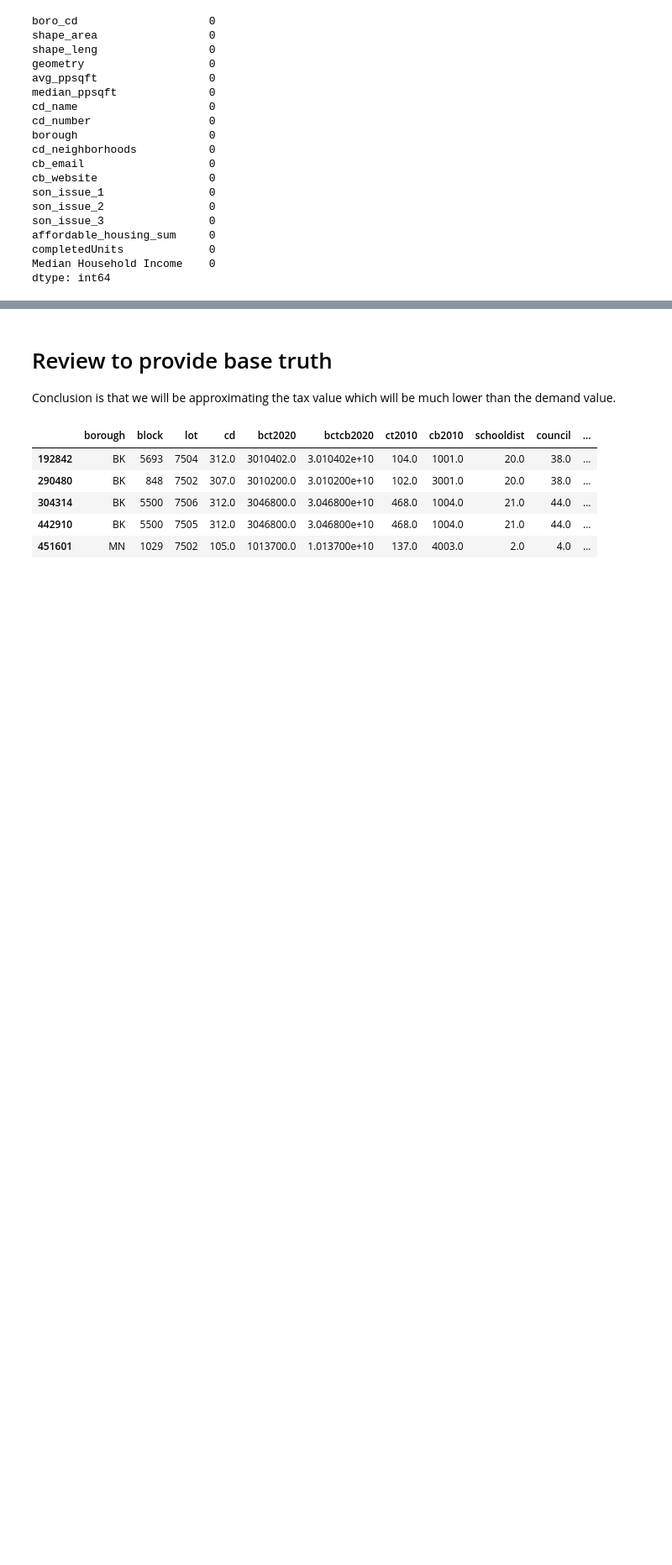
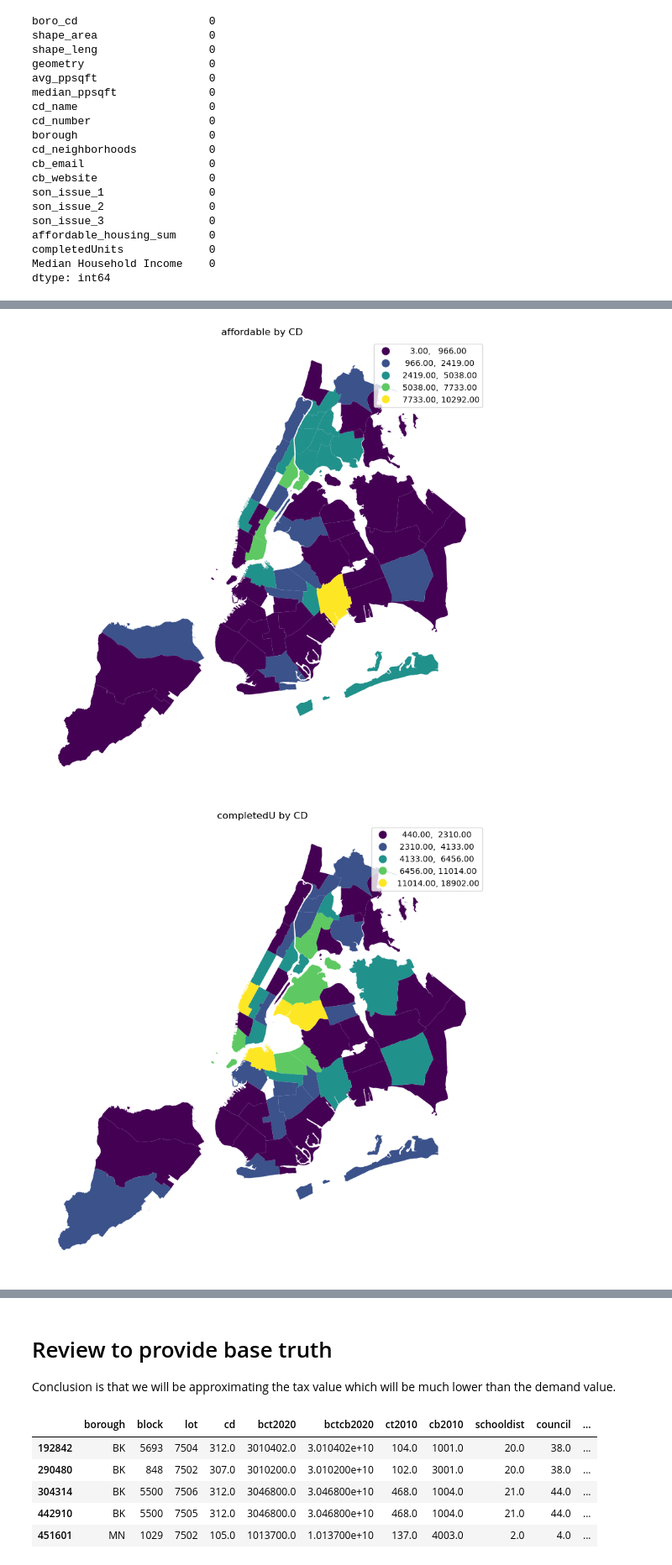
Before and after one commit to block-party-studio/block_party, a Jupyter notebook: notebooks/case_studies/dataXdesign/price_per_sqft.ipynb, the cells around one changed output, grey strips where cells are left out. Shown at 84% size. Saved outputs shown, nothing was run; the diff lists cells and outputs as text; code cells hidden in the pictures; blank space fills up the shorter version.

```diff
--- a/notebooks/case_studies/dataXdesign/price_per_sqft.ipynb
+++ b/notebooks/case_studies/dataXdesign/price_per_sqft.ipynb
@@ -692,0 +702,19 @@ test.head()
+# %%
+# visualize each
+def plot_column(col_name):
+    fig, ax = plt.subplots(1, 1, figsize=(10, 10))
+    test.plot(col_name, legend=True, ax=ax, scheme='fisherjenks')
+    # Set the title and labels
+    plt.title(f"{col_name} by CD")
+    plt.axis('off')
+
+    # Show the plot
+    plt.show()
+# %%
+cols = ['affordable', 'completedU', 'Median Hou']
+# %%
+for i in cols:
+    plot_column(i)
+# %% [output]
+[figure, added]
+[figure, added]
```
Also changed, not shown: parts of 2 cells of this notebook.
